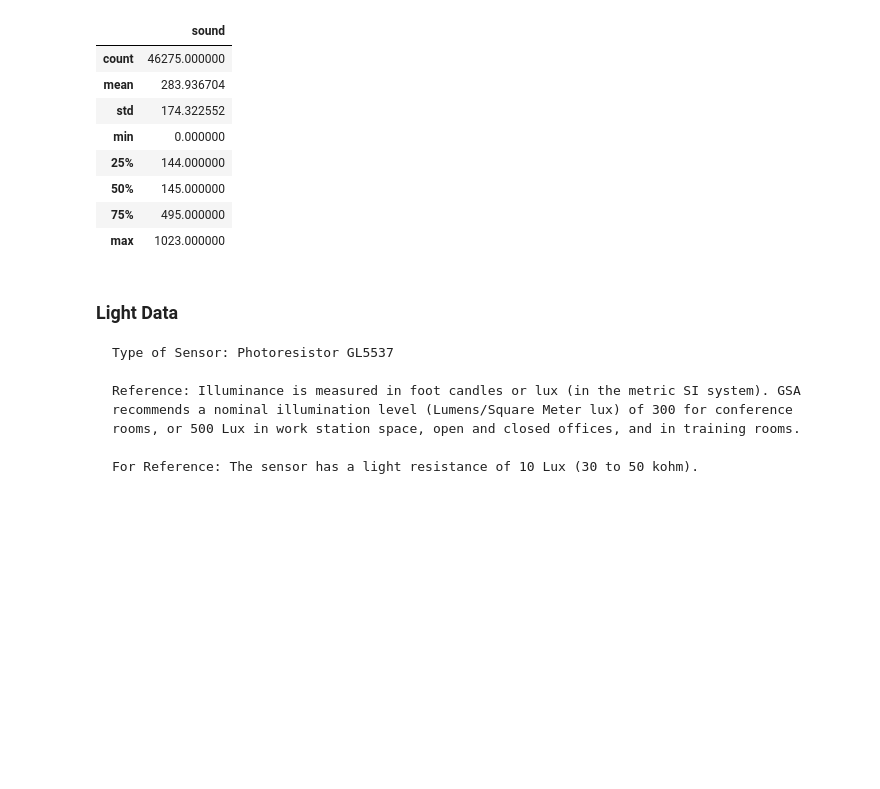
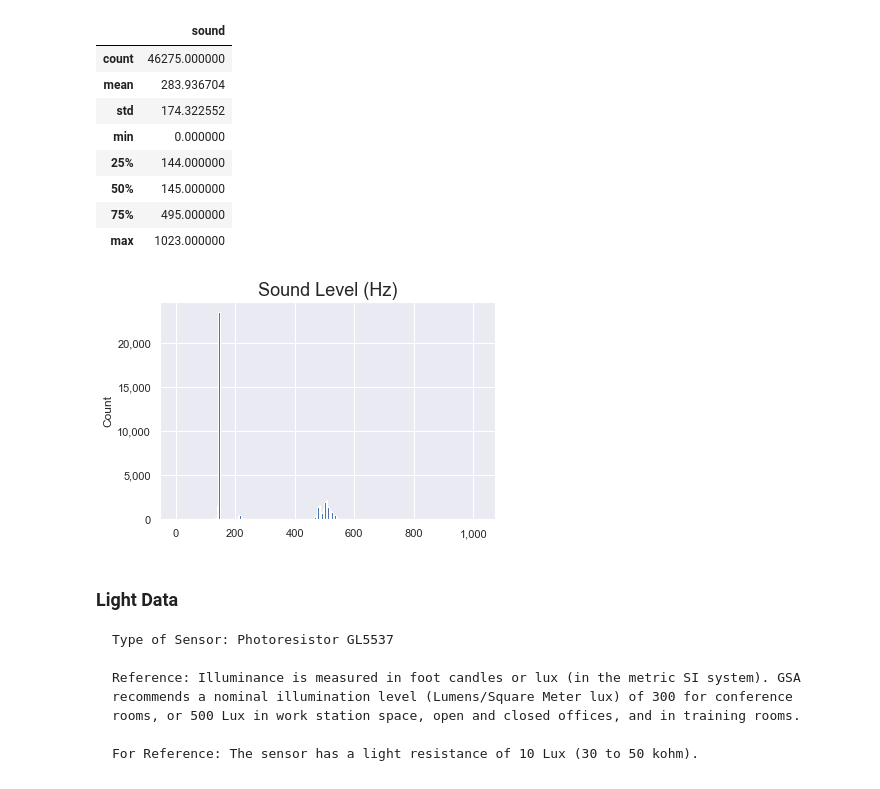
Before and after one commit to Kautumn06/classroom-occupancy, a Jupyter notebook: notebooks/DataWrangling.ipynb, the cells around one changed output. Saved outputs shown, nothing was run; the diff lists cells and outputs as text; code cells hidden in the pictures; blank space fills up the shorter version.

```diff
--- a/notebooks/DataWrangling.ipynb
+++ b/notebooks/DataWrangling.ipynb
@@ -288,6 +339,11 @@ sound_data.describe()
 | 50% | 145.000000 |
 | 75% | 495.000000 |
 | max | 1023.000000 |
+# %%
+# Plot a histogram of the sound data
+plotHistogram(sound_data, 'sound', 'Sound Level (Hz)')
+# %% [output]
+[figure, added]
 # %% [markdown]
 ### Light Data
 
```
Also changed, not shown: parts of 10 cells of this notebook.
